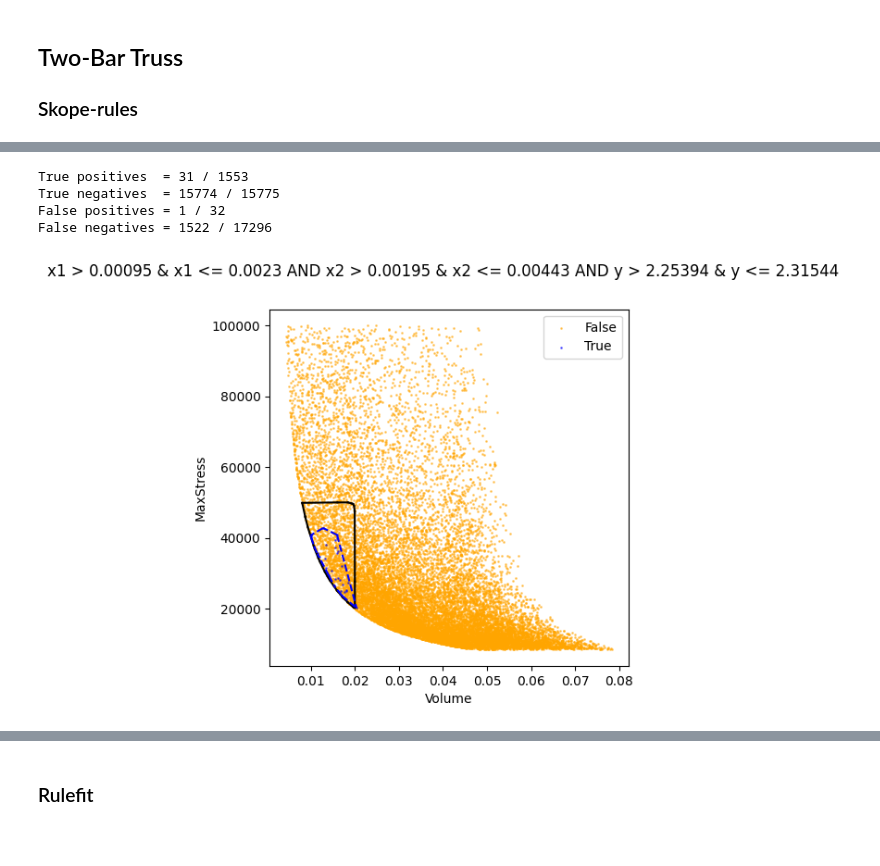
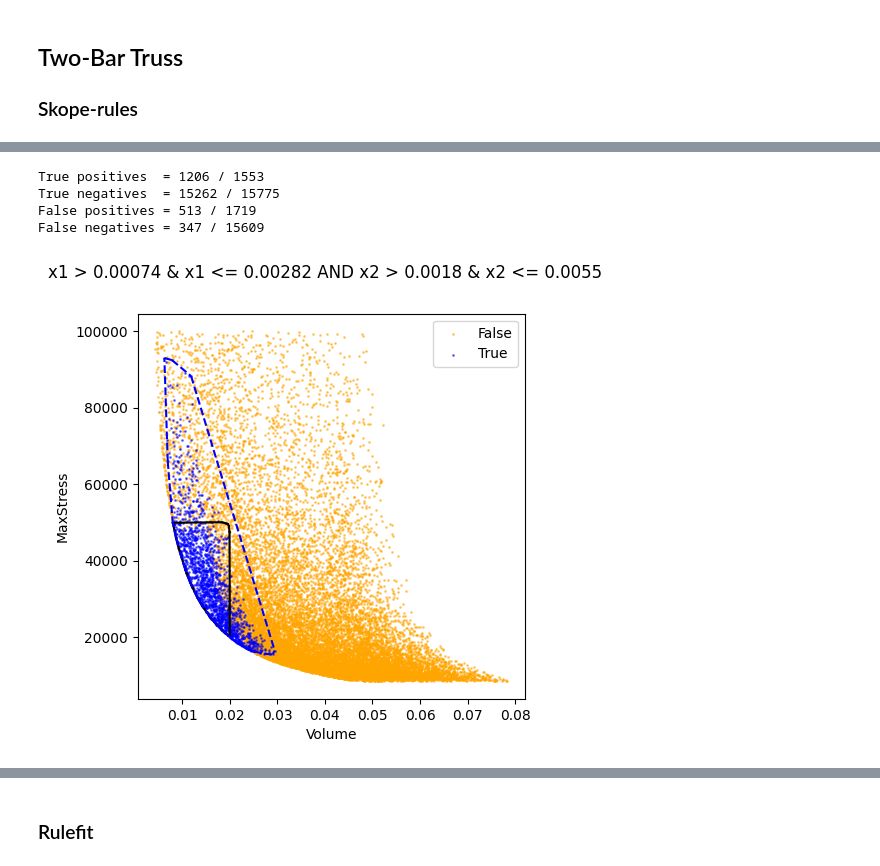
Before and after one commit to gialmisi/xaimoo-experiments, a Jupyter notebook: notebooks/Rule_showcase.ipynb, the cells around one changed output, grey strips where cells are left out. Drawn from its saved outputs; the diff is of its cells as text; code cells hidden in the pictures; blank space fills up the shorter version.

Commit message:
Rule showcase work.

```diff
--- a/notebooks/Rule_showcase.ipynb
+++ b/notebooks/Rule_showcase.ipynb
@@ -129,9 +129,9 @@ Rule --> (Accuracy, Recall, F1-score)
 # %%
-plot_helper(rules, range(7), df_twobar, obj_names, target_category)
+plot_helper(rules, [0], df_twobar, obj_names, target_category)
 # %% [output]
-True positives  = 31 / 1553
-True negatives  = 15774 / 15775
-False positives = 1 / 32
-False negatives = 1522 / 17296
+True positives  = 1206 / 1553
+True negatives  = 15262 / 15775
+False positives = 513 / 1719
+False negatives = 347 / 15609
-[figure, old version]
+[figure, new version]
 # %%
```
Also changed, not shown: parts of 2 cells of this notebook.
